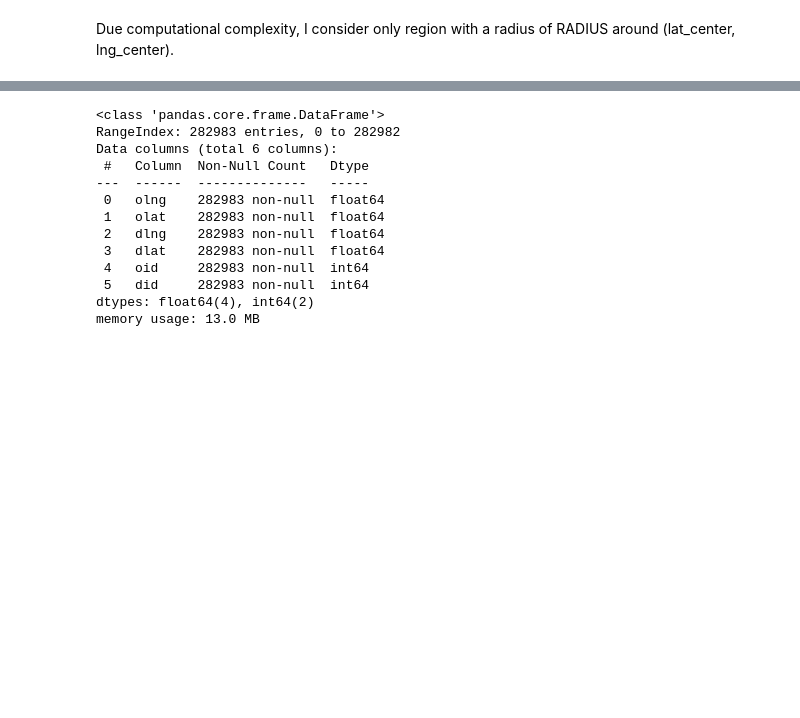
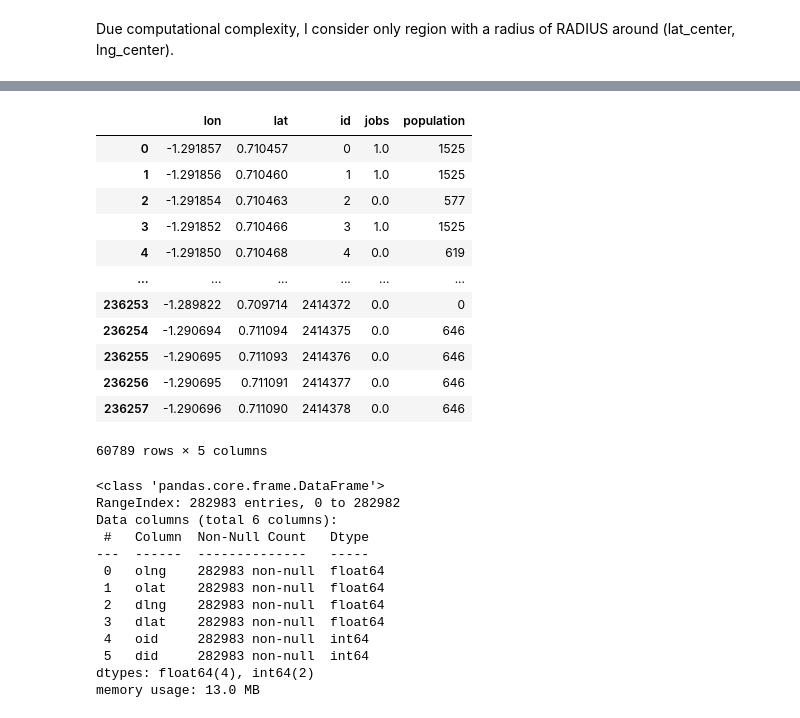
Before and after one commit to Eldervald/traffic-extrapolation, a Jupyter notebook: tlc/data_preparation.ipynb, the cells around one changed output, grey strips where cells are left out. Drawn from its saved outputs; the diff is of its cells as text; code cells hidden in the pictures; blank space fills up the shorter version.

```diff
--- a/tlc/data_preparation.ipynb
+++ b/tlc/data_preparation.ipynb
@@ -13,6 +13,12 @@ from dataset import DayObservationsDataset
 
 %load_ext autoreload
 %autoreload 2
+# %%
+def fix_coordinates(df):
+    res = df.rename(columns={'lng': 'lon'})
+    res[['lon', 'lat']] = res[['lon', 'lat']].apply(radians)
+    return res
 # %%
 nodes_df = pd.read_csv('data/road_intersection_nodes.csv')
-nodes_df = nodes_df.rename(columns={'lng': 'lon'})
+nodes_df = fix_coordinates(nodes_df)
+nodes_df.head(5)
@@ -19,4 +31,0 @@ nodes_df = nodes_df.rename(columns={'lng': 'lon'})
-# %%
-# convert decimals to radiands
-nodes_df[['lon', 'lat']] = nodes_df[['lon', 'lat']].apply(radians)
-nodes_df.head()
@@ -42,0 +61,6 @@ considered_nodes_set = set(considered_nodes_df.id.unique())
+# %%
+jobs = pd.read_csv('data/intersection_jobs.csv')
+jobs = fix_coordinates(jobs)
+jobs = jobs[jobs['id'].isin(considered_nodes_set)]
+considered_nodes_df = considered_nodes_df.join(jobs.groupby('id')['jobs'].sum(), on='id')
+considered_nodes_df
@@ -43,3 +81,22 @@ considered_nodes_set = set(considered_nodes_df.id.unique())
+# %%
+pop_df = pd.read_csv('data/intersection_population.csv')
+pop_df = fix_coordinates(pop_df)[pop_df['id'].isin(considered_nodes_set)]
+considered_nodes_df = considered_nodes_df.join(pop_df[['id', 'population']].set_index('id'), on='id')
+considered_nodes_df
+# %% [output]
+|  | lon | lat | id | jobs | population |
+| 0 | -1.291857 | 0.710457 | 0 | 1.0 | 1525 |
+| 1 | -1.291856 | 0.710460 | 1 | 1.0 | 1525 |
+| 2 | -1.291854 | 0.710463 | 2 | 0.0 | 577 |
+| 3 | -1.291852 | 0.710466 | 3 | 1.0 | 1525 |
+| 4 | -1.291850 | 0.710468 | 4 | 0.0 | 619 |
+| ... | ... | ... | ... | ... | ... |
+| 236253 | -1.289822 | 0.709714 | 2414372 | 0.0 | 0 |
+| 236254 | -1.290694 | 0.711094 | 2414375 | 0.0 | 646 |
+| 236255 | -1.290695 | 0.711093 | 2414376 | 0.0 | 646 |
+| 236256 | -1.290695 | 0.711091 | 2414377 | 0.0 | 646 |
+| 236257 | -1.290696 | 0.711090 | 2414378 | 0.0 | 646 |
+60789 rows × 5 columns
 # %%
 edges_df = pd.read_csv('data/road_intersection_edges.csv')
 edges_df.info()
```
Also changed, not shown: parts of 4 cells of this notebook, 9 other files.
